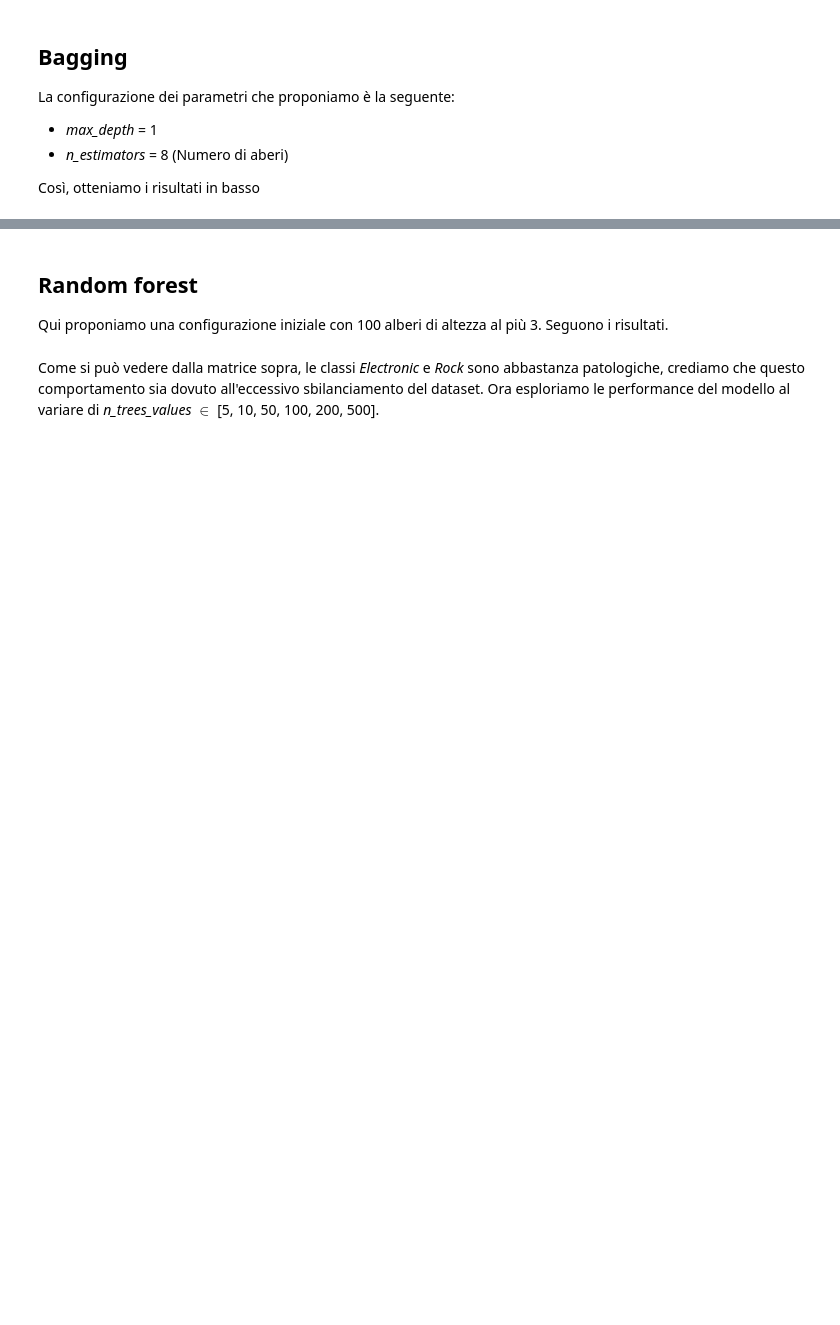
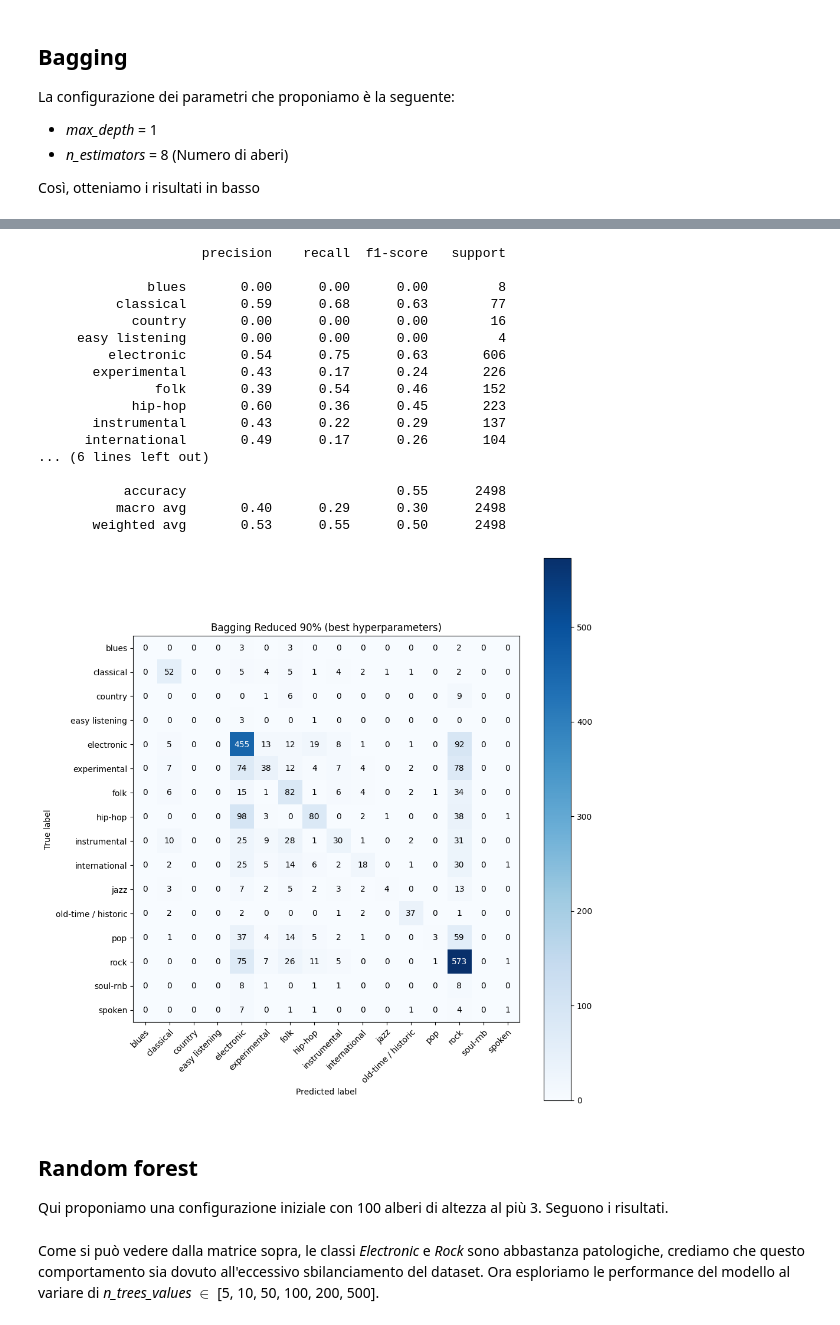
Before and after one commit to MatteoStromieri/ml-uni-project, a Jupyter notebook: main_modied.ipynb, the cells around one changed output, grey strips where cells are left out. Drawn from its saved outputs; the diff is of its cells as text; code cells hidden in the pictures; blank space fills up the shorter version.

```diff
--- a/main_modied.ipynb
+++ b/main_modied.ipynb
@@ -1463,3 +1576,29 @@ plt.show()
+# %%
+from numpy import unravel_index
+
+i,j = unravel_index(accuracy_matrix.argmax(), accuracy_matrix.shape)
+best_n_trees, best_md = n_trees_values[i], max_depth_values[j]
+# %%
+bagging_clf(X_trains[1], y_train, X_tests[1], y_test, n_est = best_n_trees, md = best_md, title = 'Bagging Reduced 90% (best hyperparameters)')
+# %% [output]
+                     precision    recall  f1-score   support
+
+              blues       0.00      0.00      0.00         8
+          classical       0.59      0.68      0.63        77
+            country       0.00      0.00      0.00        16
+     easy listening       0.00      0.00      0.00         4
+         electronic       0.54      0.75      0.63       606
+       experimental       0.43      0.17      0.24       226
+               folk       0.39      0.54      0.46       152
+            hip-hop       0.60      0.36      0.45       223
+       instrumental       0.43      0.22      0.29       137
+      international       0.49      0.17      0.26       104
+... (6 lines left out)
+
+           accuracy                           0.55      2498
+          macro avg       0.40      0.29      0.30      2498
+       weighted avg       0.53      0.55      0.50      2498
+[figure, added]
 # %% [markdown]
 ## Random forest
 
```
Also changed, not shown: parts of 114 cells of this notebook, 1 other file.
